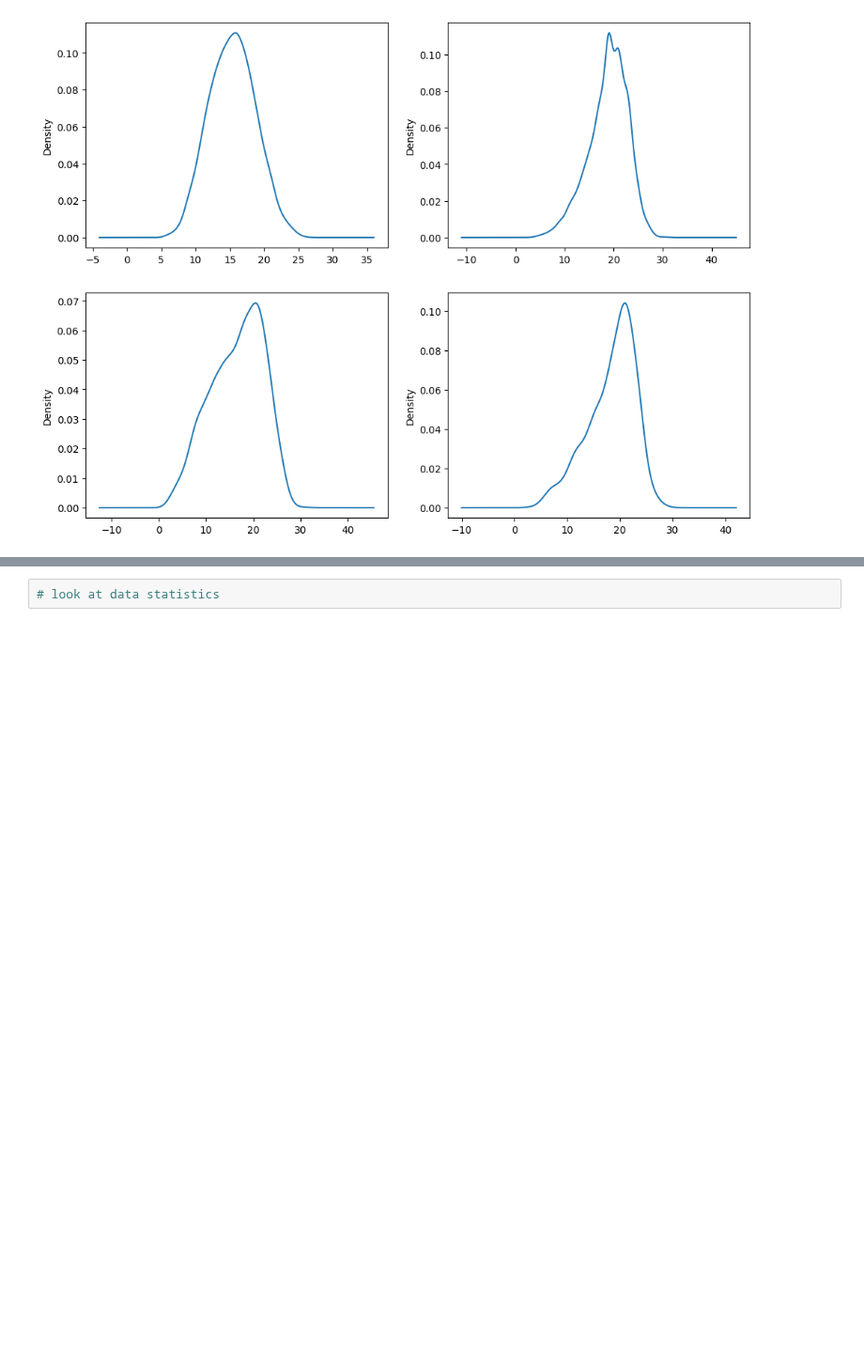
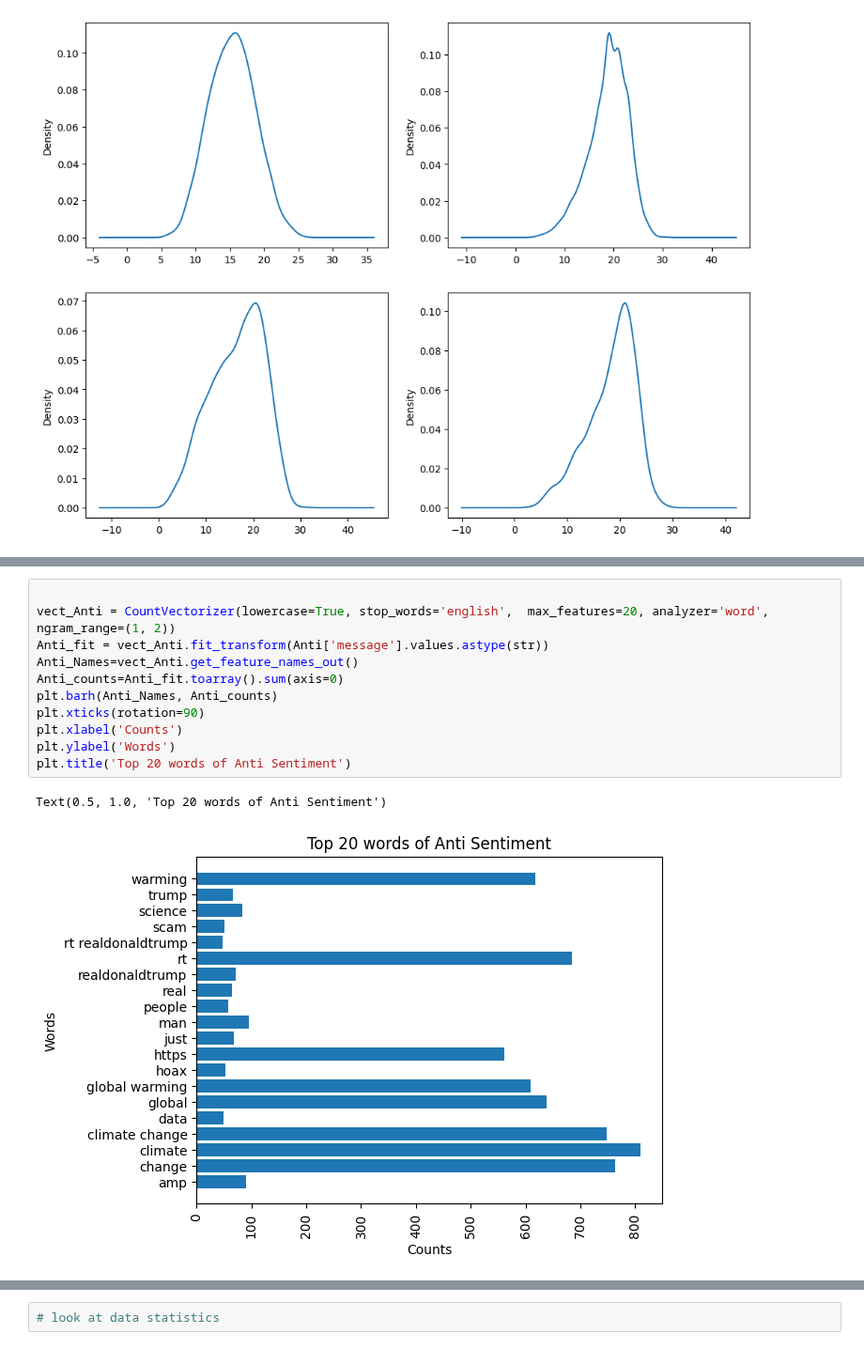
Before and after one commit to Classifix/Classifix, a Jupyter notebook: Advanced_Classification/starter-notebook.ipynb, the cells around one changed output, grey strips where cells are left out. Shown at 94% size. Drawn from its saved outputs; the diff is of its cells as text; blank space fills up the shorter version.

```diff
--- a/Advanced_Classification/starter-notebook.ipynb
+++ b/Advanced_Classification/starter-notebook.ipynb
@@ -132,0 +146,14 @@ Anti['count'].plot(kind='density', ax=ax[1,1], label='Anti')
+# %%
+
+vect_Anti = CountVectorizer(lowercase=True, stop_words='english',  max_features=20, analyzer='word', ngram_range=(1, 2))
+Anti_fit = vect_Anti.fit_transform(Anti['message'].values.astype(str))
+Anti_Names=vect_Anti.get_feature_names_out()
+Anti_counts=Anti_fit.toarray().sum(axis=0)
+plt.barh(Anti_Names, Anti_counts)
+plt.xticks(rotation=90)
+plt.xlabel('Counts')
+plt.ylabel('Words')
+plt.title('Top 20 words of Anti Sentiment')
+# %% [output]
+Text(0.5, 1.0, 'Top 20 words of Anti Sentiment')
+[figure, added]
```
Also changed, not shown: parts of 4 cells of this notebook.
